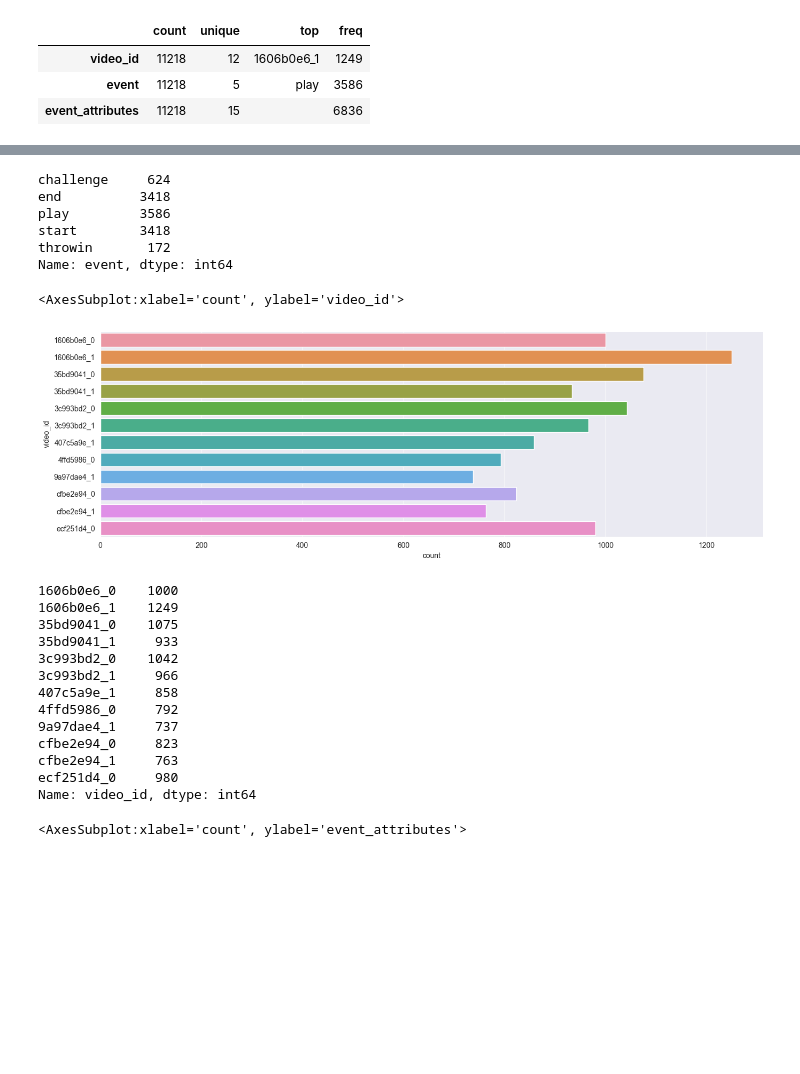
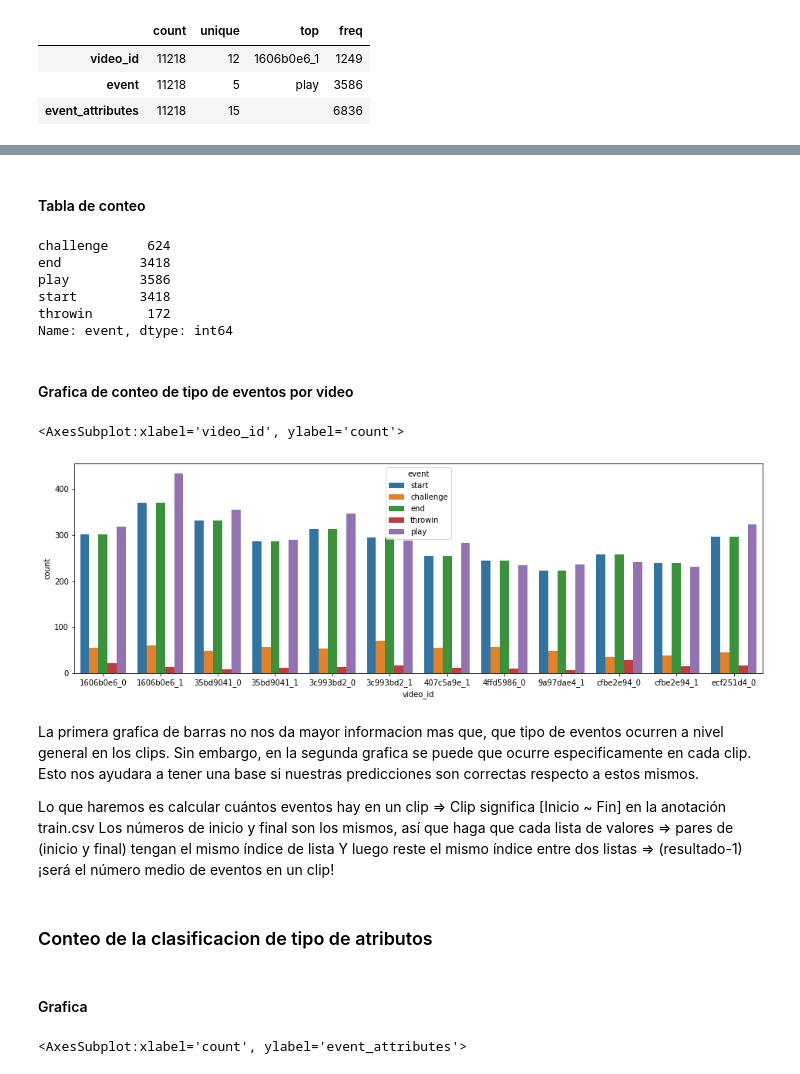
Before and after one commit to Mar19845/detection_passes_football, a Jupyter notebook: EDA proyect.ipynb, the cells around one changed output, grey strips where cells are left out. Cells and saved outputs as stored; diff of their text form; code cells hidden in the pictures; blank space fills up the shorter version.

```diff
--- a/EDA proyect.ipynb
+++ b/EDA proyect.ipynb
@@ -59,6 +60,8 @@ sn.countplot(data=train, y="event")
 # %% [output]
 <AxesSubplot:xlabel='count', ylabel='event'>
 [figure]
+# %% [markdown]
+#### Tabla de conteo
 # %%
 train['event'].value_counts().sort_index()
 # %% [output]
@@ -68,28 +71,23 @@ play         3586
 start        3418
 throwin       172
 Name: event, dtype: int64
-# %%
-plt.figure(figsize=(16, 5))
-sn.countplot(data=train, y="video_id")
-# %% [output]
-<AxesSubplot:xlabel='count', ylabel='video_id'>
-[figure, removed]
-# %%
-train['video_id'].value_counts().sort_index()
-# %% [output]
-1606b0e6_0    1000
-1606b0e6_1    1249
-35bd9041_0    1075
-35bd9041_1     933
-3c993bd2_0    1042
-3c993bd2_1     966
-407c5a9e_1     858
-4ffd5986_0     792
-9a97dae4_1     737
-cfbe2e94_0     823
-cfbe2e94_1     763
-ecf251d4_0     980
-Name: video_id, dtype: int64
+# %% [markdown]
+#### Grafica de conteo de tipo de eventos por video
+# %%
+plt.figure(figsize=(16, 5))
+sn.countplot(data=train, x="video_id", hue="event")
+# %% [output]
+<AxesSubplot:xlabel='video_id', ylabel='count'>
+[figure, added]
+# %% [markdown]
+La primera grafica de barras no nos da mayor informacion mas que, que tipo de eventos ocurren a nivel general en los clips. Sin embargo, en la segunda grafica se puede que ocurre especificamente en cada clip. Esto nos ayudara a tener una base si nuestras predicciones son correctas respecto a estos mismos.
+
+Lo que haremos es calcular cuántos eventos hay en un clip => Clip significa [Inicio ~ Fin] en la anotación train.csv
+Los números de inicio y final son los mismos, así que haga que cada lista de valores => pares de (inicio y final) tengan el mismo índice de lista Y luego reste el mismo índice entre dos listas => (resultado-1) ¡será el número medio de eventos en un clip!
+# %% [markdown]
+### Conteo de la clasificacion de tipo de atributos
+# %% [markdown]
+#### Grafica
 # %%
 plt.figure(figsize=(16, 5))
 sn.countplot(data=train, y="event_attributes")
```
Also changed, not shown: parts of 9 cells of this notebook.
